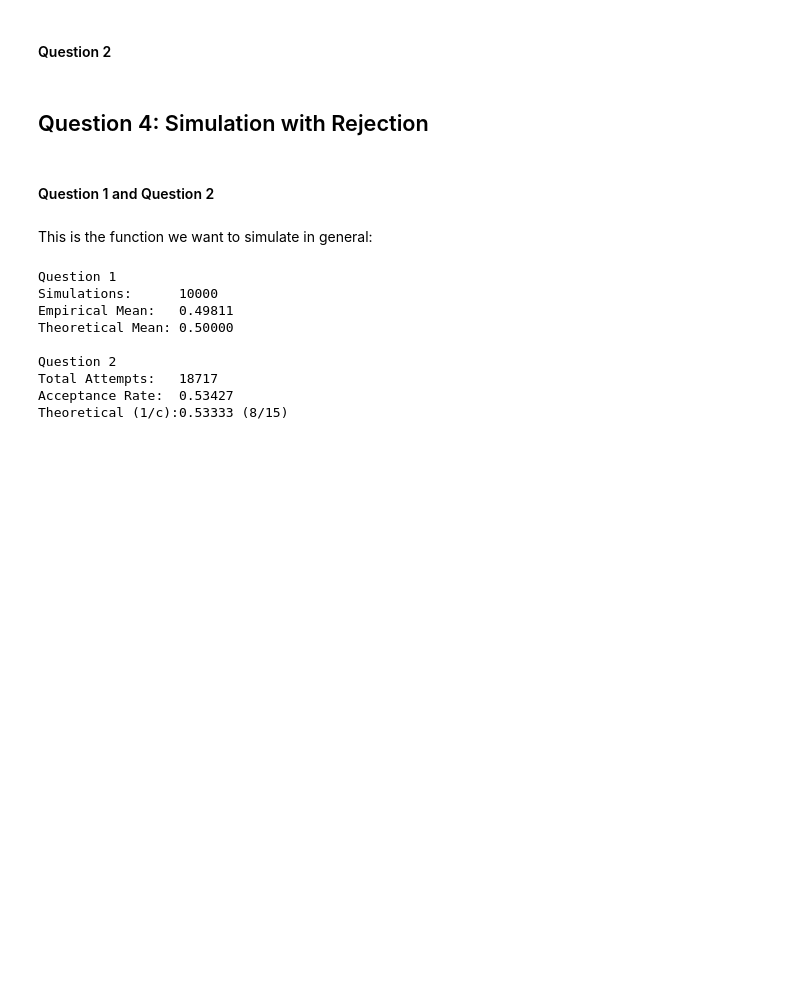
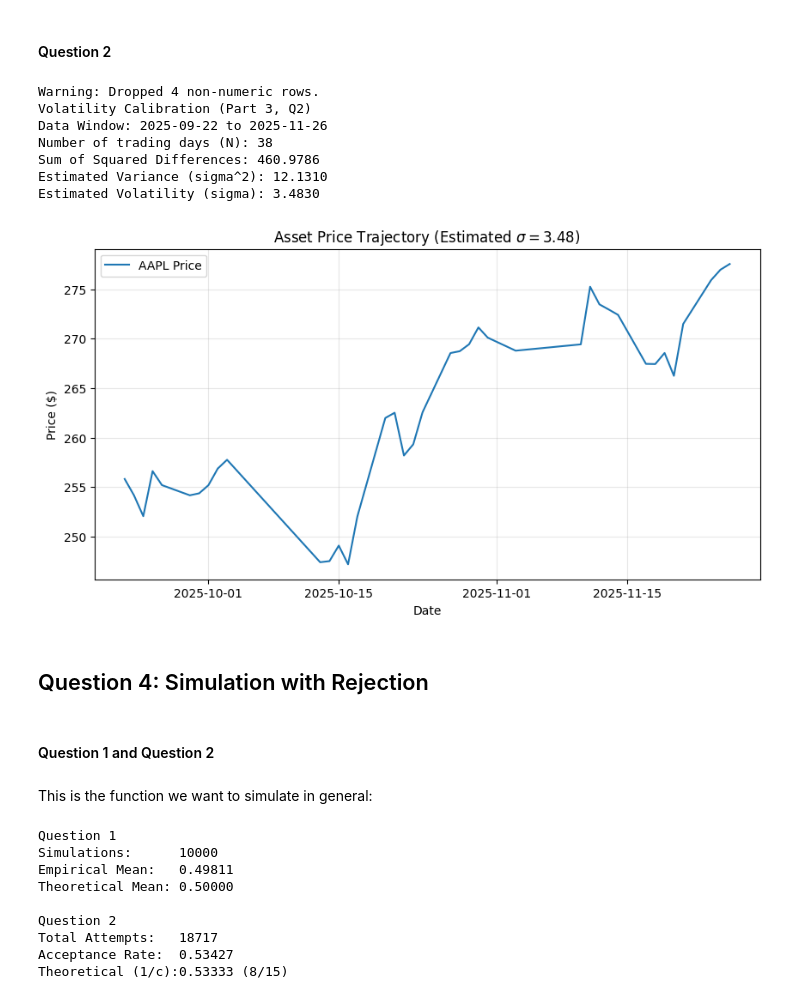
Before and after one commit to sanchitram1/241-project, a Jupyter notebook: main.ipynb, the cells around one changed output. Drawn from its saved outputs; the diff is of its cells as text; code cells hidden in the pictures; blank space fills up the shorter version.

```diff
--- a/main.ipynb
+++ b/main.ipynb
@@ -1569,3 +1528,24 @@ Running Ruinous Case
+# %%
+sigma_est, df_used = calibrate_volatility("data/aapl.csv")
+
+# Plot
+plt.figure(figsize=(10, 5))
+plt.plot(df_used["Date"], df_used["Adj Close"], label="AAPL Price")
+plt.title(rf"Asset Price Trajectory (Estimated $ \sigma = {sigma_est:.2f}$)")
+plt.xlabel("Date")
+plt.ylabel("Price ($)")
+plt.grid(True, alpha=0.3)
+plt.legend()
+plt.show()
+# %% [output]
+Warning: Dropped 4 non-numeric rows.
+Volatility Calibration (Part 3, Q2)
+Data Window: 2025-09-22 to 2025-11-26
+Number of trading days (N): 38
+Sum of Squared Differences: 460.9786
+Estimated Variance (sigma^2): 12.1310
+Estimated Volatility (sigma): 3.4830
+[figure, added]
 # %% [markdown]
 ## Question 4: Simulation with Rejection
 # %% [markdown]
```
Also changed, not shown: parts of 37 cells of this notebook, 2 other files.
